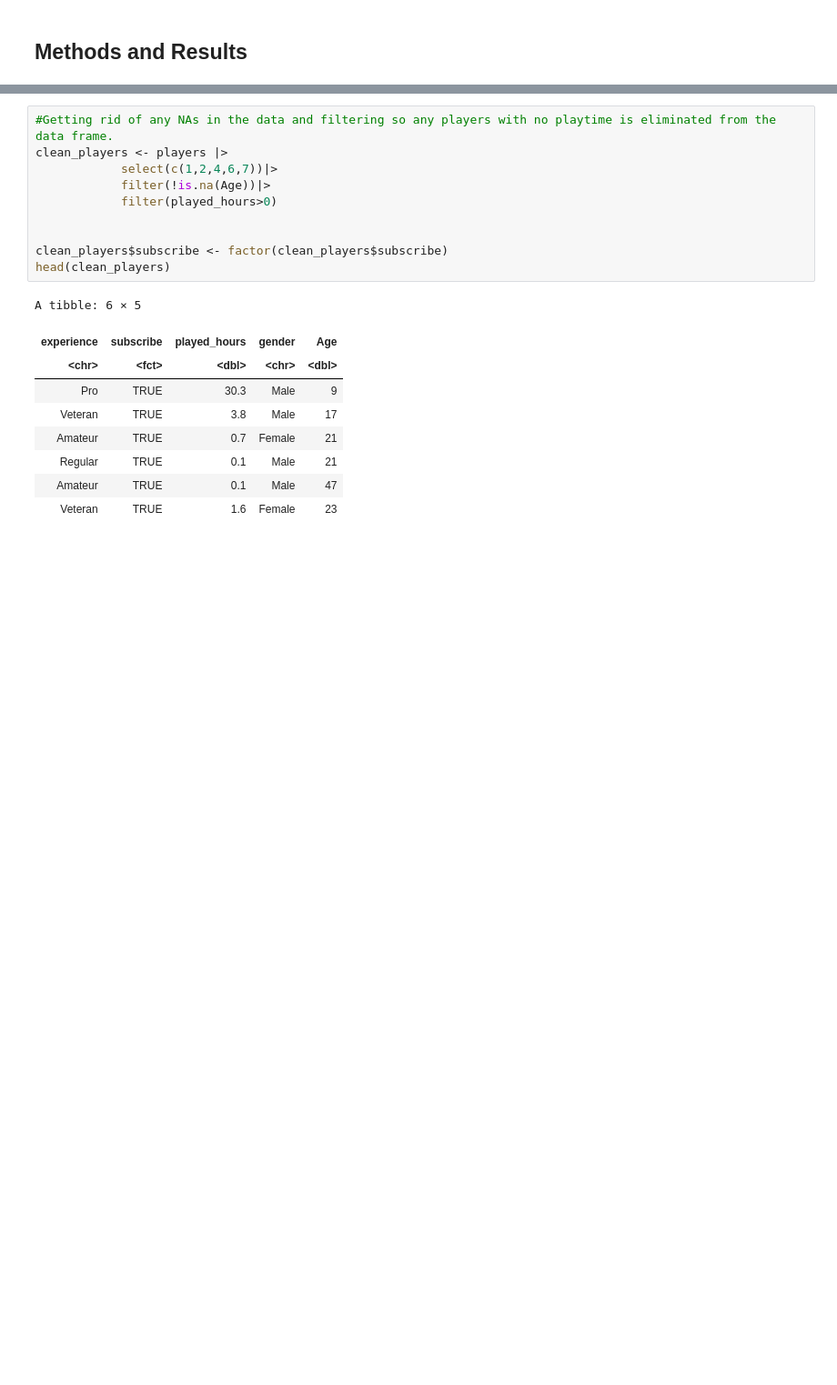
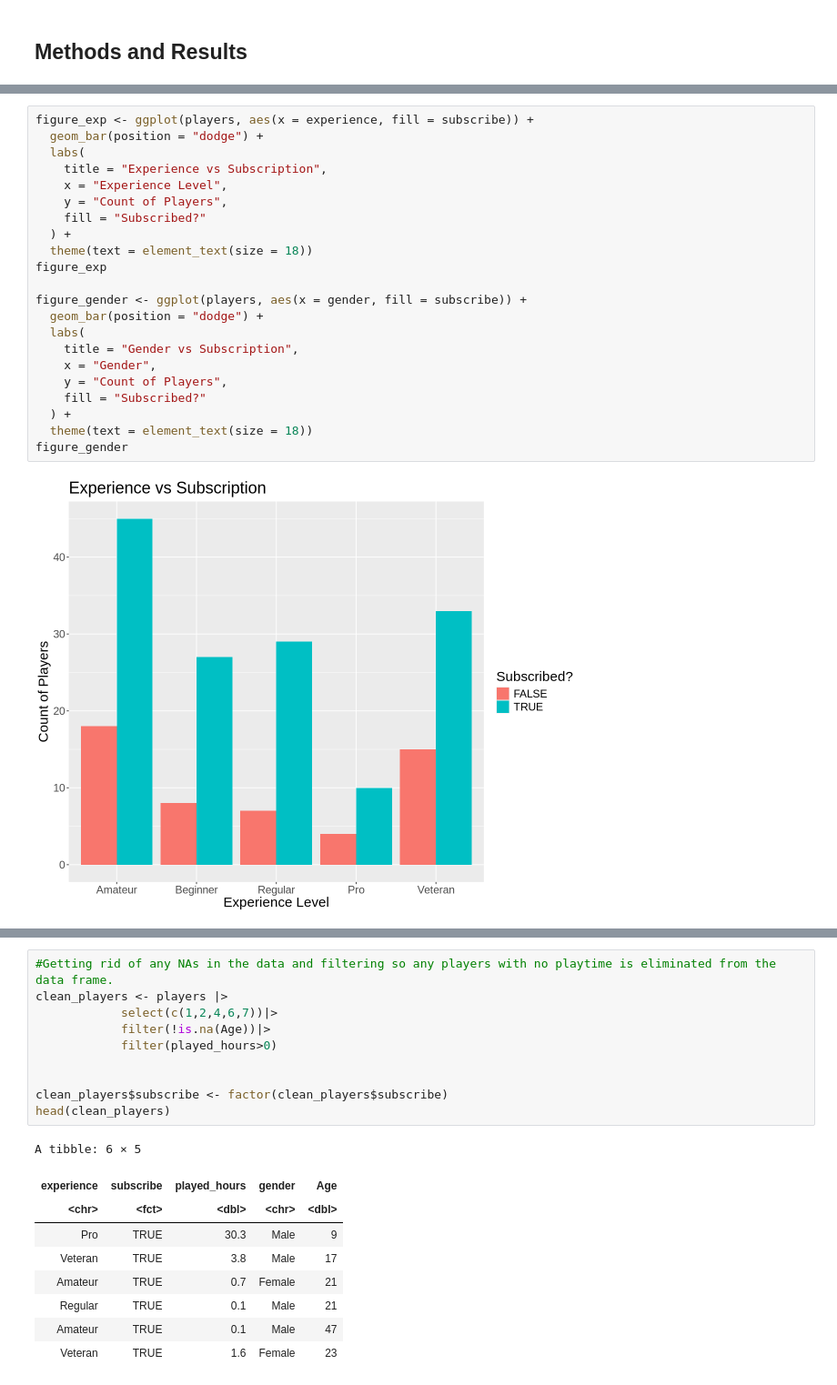
Before and after one commit to anasakbar-05/DSCI_100_Group_Project_009_14, a Jupyter notebook: Group_Project_009_14.ipynb, the cells around one changed output, grey strips where cells are left out. Shown at 91% size. Cells and saved outputs as stored; diff of their text form; blank space fills up the shorter version.

```diff
--- a/Group_Project_009_14.ipynb
+++ b/Group_Project_009_14.ipynb
@@ -178,0 +207,24 @@ ggplot(players, aes(x= Age, y = played_hours, color = subscribe)) + geom_point(a
+# %%
+figure_exp <- ggplot(players, aes(x = experience, fill = subscribe)) +
+  geom_bar(position = "dodge") +
+  labs(
+    title = "Experience vs Subscription",
+    x = "Experience Level",
+    y = "Count of Players",
+    fill = "Subscribed?"
+  ) +
+  theme(text = element_text(size = 18))
+figure_exp
+
+figure_gender <- ggplot(players, aes(x = gender, fill = subscribe)) +
+  geom_bar(position = "dodge") +
+  labs(
+    title = "Gender vs Subscription",
+    x = "Gender",
+    y = "Count of Players",
+    fill = "Subscribed?"
+  ) +
+  theme(text = element_text(size = 18))
+figure_gender
+# %% [output]
+[figure, added]
```
Also changed, not shown: parts of 7 cells of this notebook.
